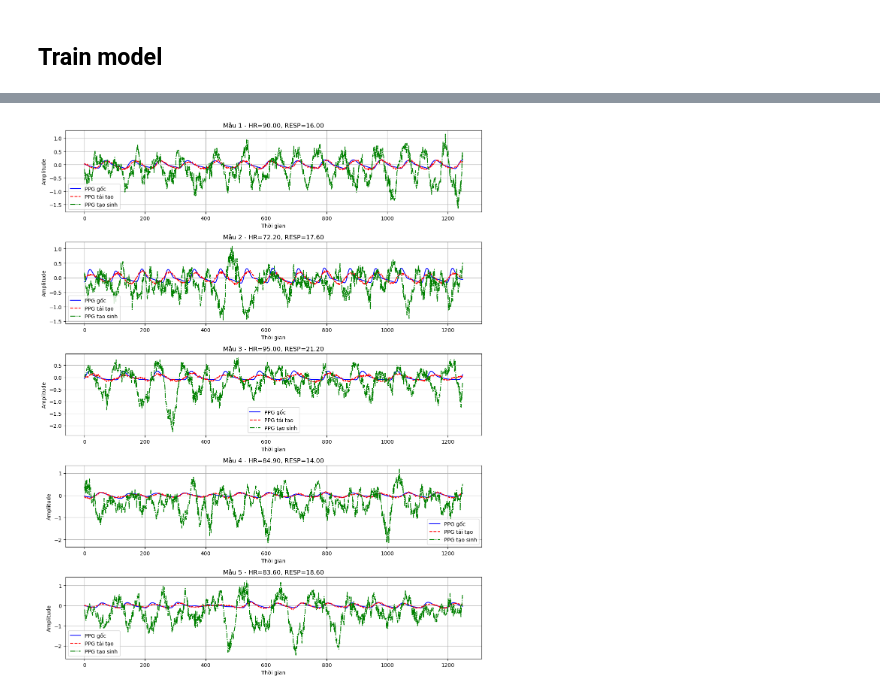
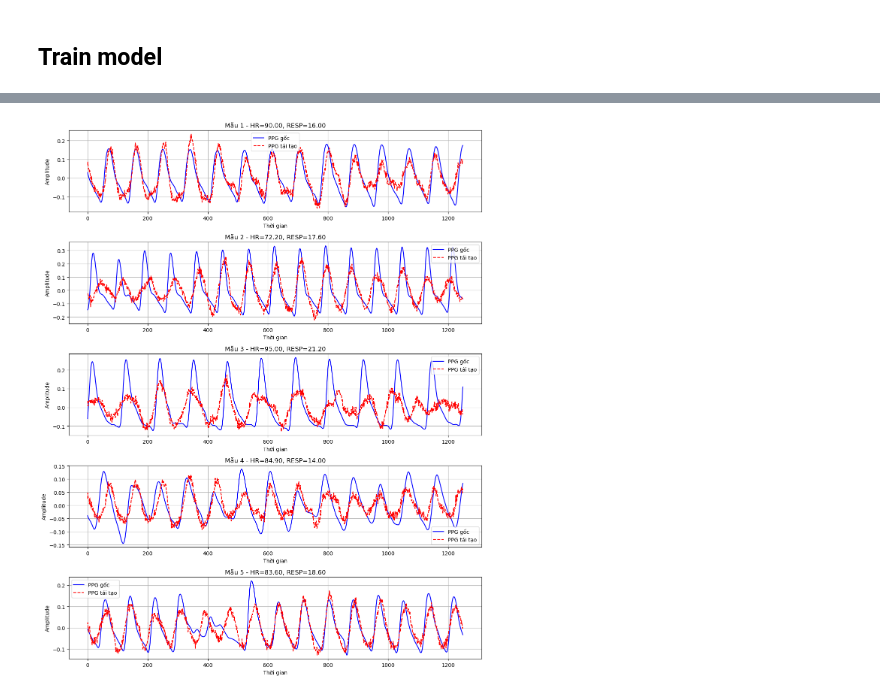
Before and after one commit to phucnguyenhoank/giua_ky_final, a Jupyter notebook: t3.ipynb, the cells around one changed output, grey strips where cells are left out. Saved outputs shown, nothing was run; the diff lists cells and outputs as text; code cells hidden in the pictures.

```diff
--- a/t3.ipynb
+++ b/t3.ipynb
@@ -739,7 +703,7 @@ beta_history = []
 # Cài đặt cho KL annealing
 num_epochs = 500
 warmup_epochs = 10      # Số epoch warm-up (beta = 0 trong giai đoạn warm-up)
-anneal_duration = 50    # Số epoch tăng beta từ 0 đến 1 sau warm-up
+anneal_duration = 40    # Số epoch tăng beta từ 0 đến 1 sau warm-up
 patience = 50
 no_improve = 0
 
@@ -1013,7 +935,12 @@ Average MSE on Test Set: 0.0012
 # %%
+import torch
 import matplotlib.pyplot as plt
-import torch
 import numpy as np
+
+# Giả sử X_test và C_test là kết quả từ train_test_split
+# Chuyển thành tensor nếu chưa có
+X_test_tensor = torch.FloatTensor(X_test)    # Dữ liệu PPG đã được chuẩn hóa, shape: (num_samples, seq_length)
+C_test_tensor = torch.FloatTensor(C_test)      # Dữ liệu condition, shape: (num_samples, 2)
 
 # Hàm inverse cho PPG:
 # Dữ liệu PPG đã được chuẩn hóa bằng z_scaler và scale về [-1, 1] bằng cách chia cho pleth_max.
@@ -1023,7 +950,7 @@ def inverse_scaler_ppg(x):
     return z_scaler.inverse_transform(x * pleth_max)
 
 # Inverse transform điều kiện HR và RESP từ C_test_tensor (đã được chuẩn hóa bằng minmax_scaler)
-# Giả sử C_test_tensor có 2 cột: HR_normalized và RESP_normalized.
+# Kết quả sẽ là dữ liệu gốc (HR, RESP)
 conditions_denorm = minmax_scaler.inverse_transform(C_test_tensor.cpu().numpy())
 
 # Số mẫu muốn hiển thị
@@ -1033,7 +960,7 @@ num_samples = 5
 x_originals = X_test_tensor[:num_samples]
 c_originals = C_test_tensor[:num_samples]
 
-# Khởi tạo danh sách kết quả
+# Khởi tạo danh sách kết quả tái tạo và tạo sinh
 x_recons = []
 x_gens = []
 
@@ -1041,45 +968,46 @@ x_gens = []
 cvae_loaded.eval()
 with torch.no_grad():
     for i in range(num_samples):
-        x = x_originals[i].unsqueeze(0)  # Thêm chiều batch
-        c = c_originals[i].unsqueeze(0)
+        # Lấy mẫu PPG và condition (thêm chiều batch)
+        x = X_test_tensor[i].unsqueeze(0)
+        c = C_test_tensor[i].unsqueeze(0)
 
         # Tái tạo (reconstruction)
         x_recon, _, _ = cvae_loaded(x, c)
-        # Chuyển về numpy, reshape và inverse transform PPG
+        # Chuyển về numpy, reshape về (-1, 1) rồi inverse transform
         x_recon_np = x_recon[0].cpu().numpy().reshape(-1, 1)
         x_recon_denorm = inverse_scaler_ppg(x_recon_np).flatten()
         x_recons.append(x_recon_denorm)
 
         # Tạo latent vector ngẫu nhiên và tạo sinh (generation)
         z = torch.randn(1, latent_dim)
         x_gen = cvae_loaded.decoder(z, c)
         x_gen_np = x_gen[0].cpu().numpy().reshape(-1, 1)
         x_gen_denorm = inverse_scaler_ppg(x_gen_np).flatten()
         x_gens.append(x_gen_denorm)
 
-# Inverse transform PPG gốc từ X_test_tensor (đã được chuẩn hóa)
+# Inverse transform PPG gốc từ X_test_tensor
 x_originals_denorm = [inverse_scaler_ppg(x.reshape(-1, 1)).flatten() for x in x_originals.cpu().numpy()]
 
 # Vẽ kết quả so sánh
 plt.figure(figsize=(12, num_samples * 3))
 for i in range(num_samples):
     # Lấy giá trị gốc của HR và RESP từ conditions_denorm
     hr, resp = conditions_denorm[i]
     plt.subplot(num_samples, 1, i + 1)
     plt.plot(x_originals_denorm[i], label='PPG gốc', color='blue')
     plt.plot(x_recons[i], label='PPG tái tạo', color='red', linestyle='--')
-    plt.plot(x_gens[i], label='PPG tạo sinh', color='green', linestyle='-.')
+    # plt.plot(x_gens[i], label='PPG tạo sinh', color='green', linestyle='-.')
     plt.title(f'Mẫu {i+1} - HR={hr:.2f}, RESP={resp:.2f}')
     plt.xlabel('Thời gian')
     plt.ylabel('Amplitude')
     plt.legend()
     plt.grid(True)
 
 plt.tight_layout()
 plt.show()
 # %% [output]
-[figure, old version]
+[figure, new version]
 # %%
 import torch
 import matplotlib.pyplot as plt
```
Also changed, not shown: parts of 11 cells of this notebook, 3 other files.
